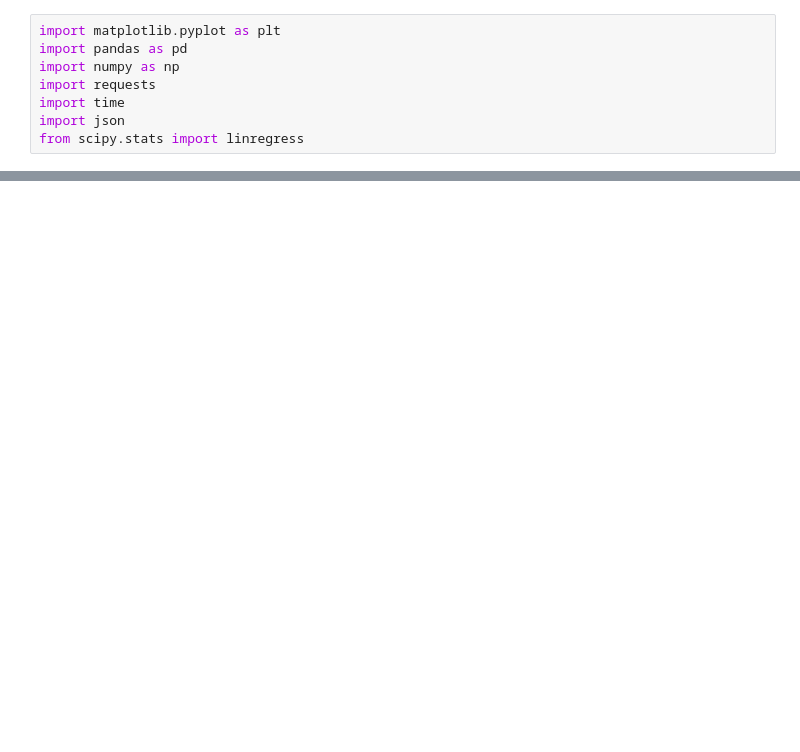
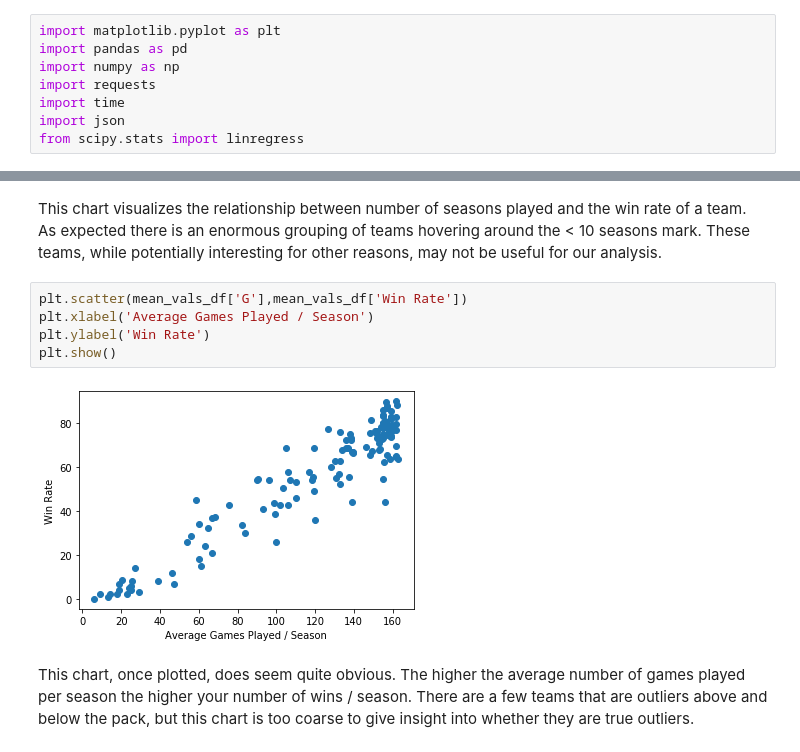
Before and after one commit to mgood13/data_analytics_project1, a Jupyter notebook: Teams_Analysis.ipynb, the cells around one changed output, grey strips where cells are left out. Saved outputs shown, nothing was run; the diff lists cells and outputs as text; blank space fills up the shorter version.

```diff
--- a/Teams_Analysis.ipynb
+++ b/Teams_Analysis.ipynb
@@ -79,0 +150,11 @@ plt.bar(team_sum['name'],team_sum['W'])
+# %% [markdown]
+This chart visualizes the relationship between number of seasons played and the win rate of a team. As expected there is an enormous grouping of teams hovering around the < 10 seasons mark. These teams, while potentially interesting for other reasons, may not be useful for our analysis.
+# %%
+plt.scatter(mean_vals_df['G'],mean_vals_df['Win Rate'])
+plt.xlabel('Average Games Played / Season')
+plt.ylabel('Win Rate')
+plt.show()
+# %% [output]
+[figure, added]
+# %% [markdown]
+This chart, once plotted, does seem quite obvious. The higher the average number of games played per season the higher your number of wins / season. There are a few teams that are outliers above and below the pack, but this chart is too coarse to give insight into whether they are true outliers.
```
Also changed, not shown: parts of 15 cells of this notebook.
